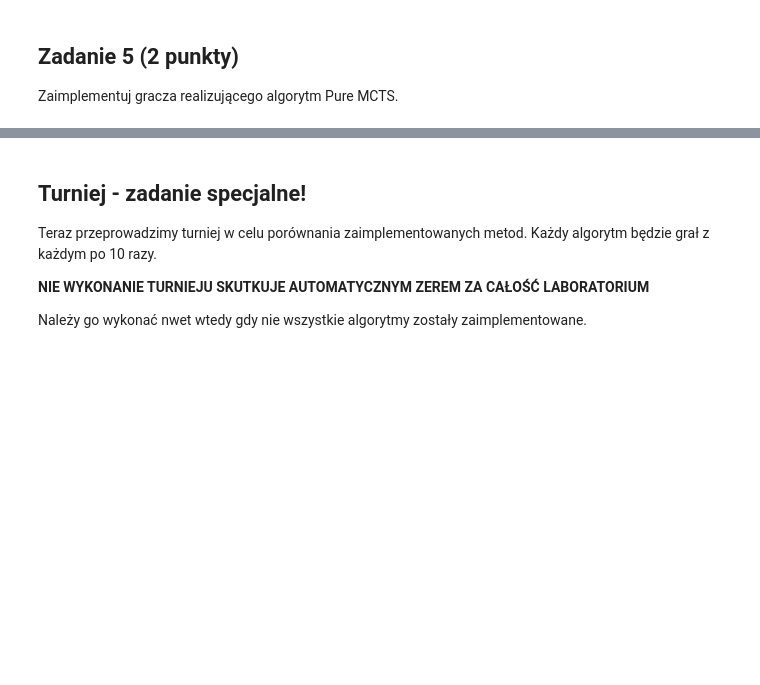
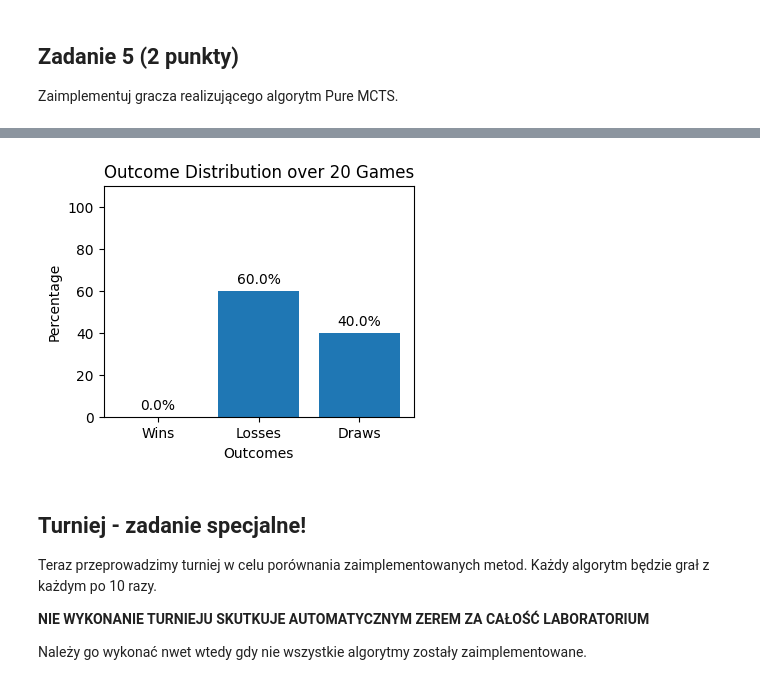
Before and after one commit to Galaktikkon/BAI, a Jupyter notebook: lab6/lab_6.ipynb, the cells around one changed output, grey strips where cells are left out. Drawn from its saved outputs; the diff is of its cells as text; code cells hidden in the pictures; blank space fills up the shorter version.

```diff
--- a/lab6/lab_6.ipynb
+++ b/lab6/lab_6.ipynb
@@ -710,3 +819,7 @@ game.play()
+# %%
+plot_outcome_distribution(N=N, outcomes=outcomes)
+# %% [output]
+[figure, added]
 # %% [markdown]
 ## Turniej - zadanie specjalne!
 
```
Also changed, not shown: parts of 27 cells of this notebook.
